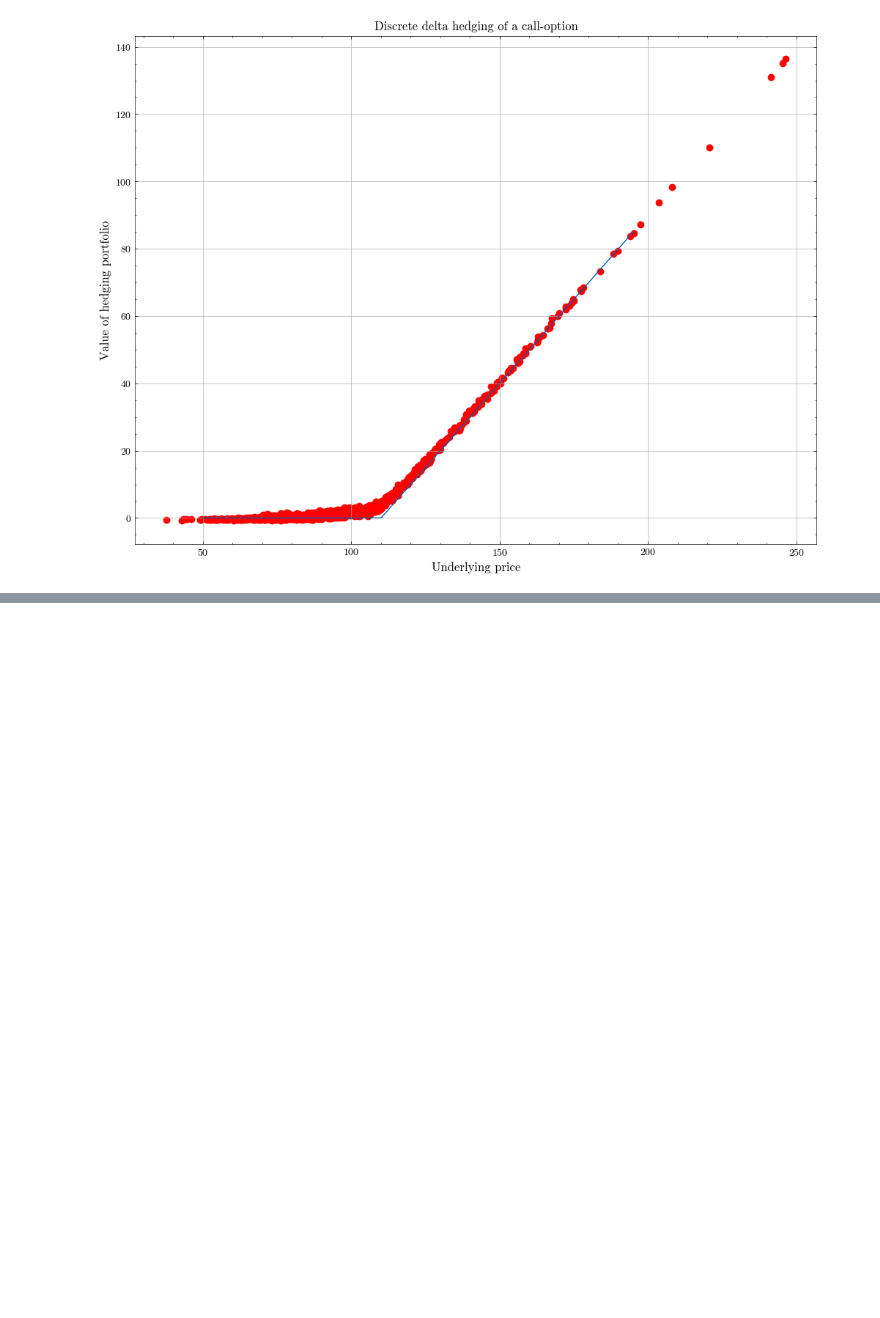
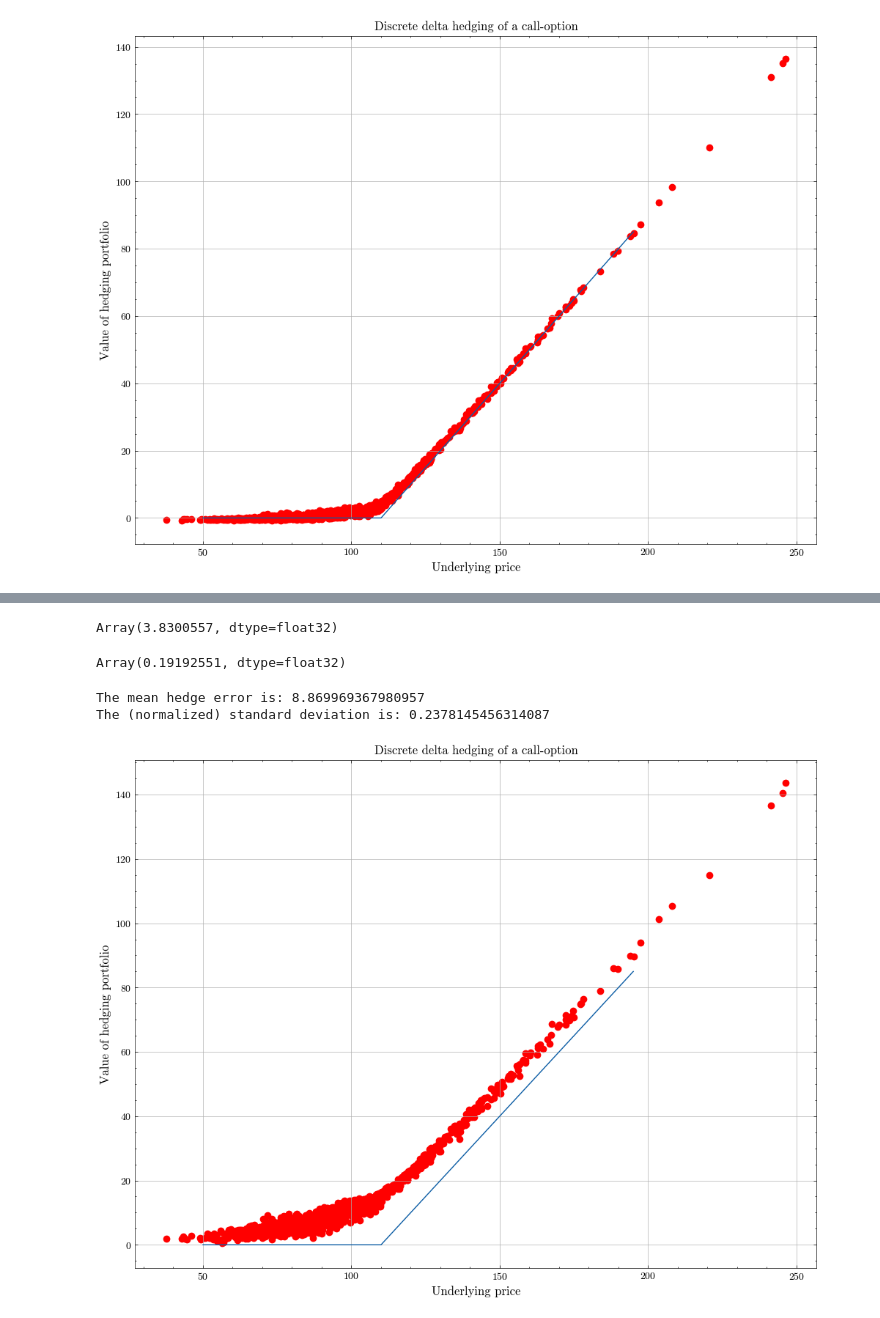
Before and after one commit to paolodelia99/delta-hedging, a Jupyter notebook: heston-hedging/heston_delta_hedging.ipynb, the cells around one changed output, grey strips where cells are left out. Drawn from its saved outputs; the diff is of its cells as text; code cells hidden in the pictures; blank space fills up the shorter version.

```diff
--- a/heston-hedging/heston_delta_hedging.ipynb
+++ b/heston-hedging/heston_delta_hedging.ipynb
@@ -98,0 +109,46 @@ plt.show()
+# %%
+v_fourier_inv_call_1 = vmap(fourier_inv_call_1, in_axes=(0, None, None, None, None, None, None, None, None))
+v_fourier_delta_call = vmap(delta_call, in_axes=(0, None, None, None, None, None, None, None, None))
+# %%
+deltas = [v_fourier_delta_call(stock_paths[i], K, maturity - i * dt, v0, mean, theta, sigma, kappa, rho) for i in range(0, N)]
+cs = [v_fourier_inv_call_1(stock_paths[i], K, maturity - i * dt, v0, mean, theta, sigma, kappa, rho) for i in range(0, N)]
+b = [cs[0] - deltas[0] * stock_paths[0]]
+vs = [cs[0]]
+
+for i in range(1, N):
+    vs.append(deltas[i - 1] * stock_paths[i] + b[i - 1])
+    b.append(vs[i] - deltas[i] * stock_paths[i])
+
+hedge_error = jnp.asarray(vs) - jnp.maximum(stock_paths - K, 0)
+# %%
+jnp.mean(jnp.asarray(vs) - jnp.asarray(cs))
+# %% [output]
+Array(3.8300557, dtype=float32)
+# %%
+jnp.std(jnp.asarray(vs) - jnp.asarray(cs)) / jnp.asarray(cs)[0, 0]
+# %% [output]
+Array(0.19192551, dtype=float32)
+# %%
+print(f'The mean hedge error is: {jnp.mean(hedge_error[-1])}')
+print(f'The (normalized) standard deviation is: {jnp.std(hedge_error[-1]) / jnp.asarray(cs)[0, 0]}')
+# %% [output]
+The mean hedge error is: 8.869969367980957
+The (normalized) standard deviation is: 0.2378145456314087
+# %%
+font = {'color':  'black',
+        'weight': 'normal',
+        'size': 12
+       }
+
+s = jnp.arange(50,200,5)
+payoff= jnp.maximum(s - K, 0)
+plt.figure(figsize=(12,9))
+plt.plot(s,payoff)
+plt.scatter(stock_paths[-1, :], jnp.asarray(vs)[-1, :], c='red')
+plt.title("Discrete delta hedging of a call-option", fontdict=font)
+plt.xlabel("Underlying price", fontdict=font)
+plt.ylabel("Value of hedging portfolio", fontdict=font)
+plt.grid(True)
+plt.show()
+# %% [output]
+[figure, added]
```
Also changed, not shown: parts of 4 cells of this notebook, 2 other files.
